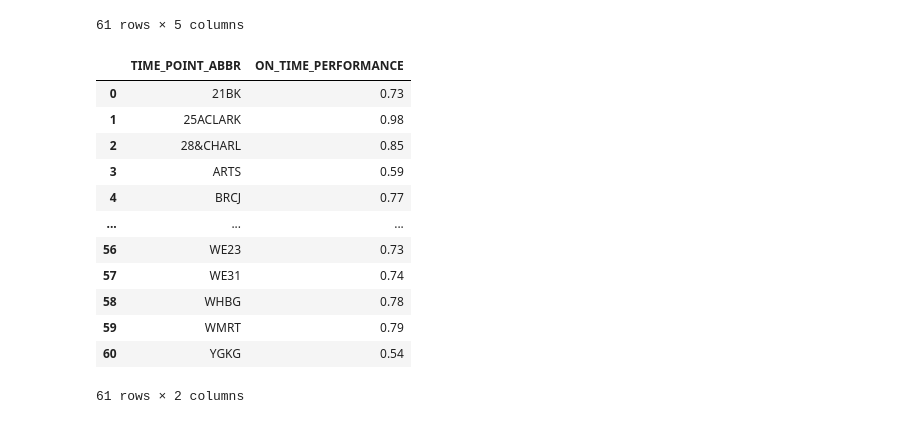
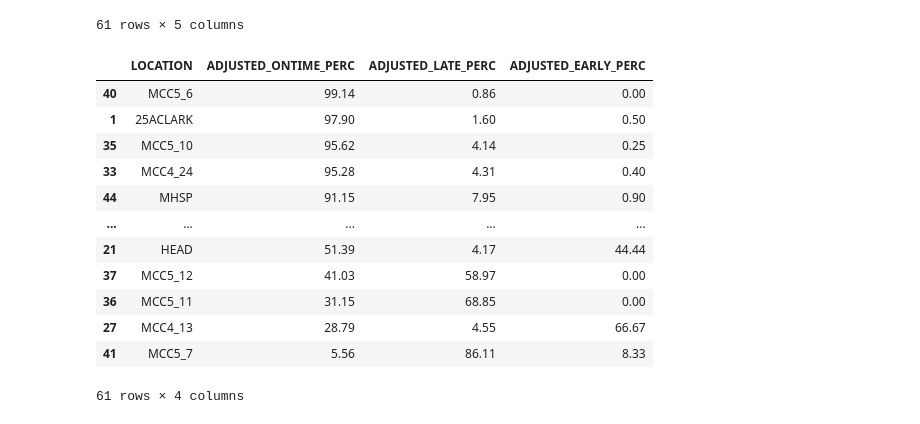
Before and after one commit to NSS-Data-Analytics-Cohort-11/wego-boomers, a Jupyter notebook: notebooks/WeGo.ipynb, the cells around one changed output. Cells and saved outputs as stored; diff of their text form; code cells hidden in the pictures.

Commit message:
Correcting adherence calculations

```diff
--- a/notebooks/WeGo.ipynb
+++ b/notebooks/WeGo.ipynb
@@ -254,20 +264,26 @@ wego.groupby('TIME_POINT_ABBR')['HDWY_DEV_PERC'].agg(['min', 'mean', 'median', '
 | 60 | YGKG | NaN | NaN | NaN | NaN |
 61 rows × 5 columns
 # %%
-# On time performance
-wego.groupby('TIME_POINT_ABBR')['ADJUSTED_ONTIME_COUNT'].mean()\
-    .to_frame().reset_index().rename(columns={'ADJUSTED_ONTIME_COUNT': 'ON_TIME_PERFORMANCE'})
+# Adherence
+location_adherence = wego.groupby('TIME_POINT_ABBR')[['ADJUSTED_ONTIME_COUNT', 'ADJUSTED_LATE_COUNT', 'ADJUSTED_EARLY_COUNT']]\
+      .mean().reset_index()
+
+location_adherence[['ADJUSTED_ONTIME_COUNT', 'ADJUSTED_LATE_COUNT', 'ADJUSTED_EARLY_COUNT']] *= 100
+
+location_adherence.rename(columns={'TIME_POINT_ABBR': 'LOCATION', 'ADJUSTED_ONTIME_COUNT': 'ADJUSTED_ONTIME_PERC', 'ADJUSTED_LATE_COUNT': 'ADJUSTED_LATE_PERC', 'ADJUSTED_EARLY_COUNT': 'ADJUSTED_EARLY_PERC'}, inplace=True)
+
+location_adherence.sort_values('ADJUSTED_ONTIME_PERC', ascending=False)
 # %% [output]
-|  | TIME_POINT_ABBR | ON_TIME_PERFORMANCE |
-| 0 | 21BK | 0.73 |
-| 1 | 25ACLARK | 0.98 |
-| 2 | 28&CHARL | 0.85 |
-| 3 | ARTS | 0.59 |
-| 4 | BRCJ | 0.77 |
-| ... | ... | ... |
-| 56 | WE23 | 0.73 |
-| 57 | WE31 | 0.74 |
-| 58 | WHBG | 0.78 |
-| 59 | WMRT | 0.79 |
-| 60 | YGKG | 0.54 |
+|  | LOCATION | ADJUSTED_ONTIME_PERC | ADJUSTED_LATE_PERC | ADJUSTED_EARLY_PERC |
+| 40 | MCC5_6 | 99.14 | 0.86 | 0.00 |
+| 1 | 25ACLARK | 97.90 | 1.60 | 0.50 |
+| 35 | MCC5_10 | 95.62 | 4.14 | 0.25 |
+| 33 | MCC4_24 | 95.28 | 4.31 | 0.40 |
+| 44 | MHSP | 91.15 | 7.95 | 0.90 |
+| ... | ... | ... | ... | ... |
+| 21 | HEAD | 51.39 | 4.17 | 44.44 |
+| 37 | MCC5_12 | 41.03 | 58.97 | 0.00 |
+| 36 | MCC5_11 | 31.15 | 68.85 | 0.00 |
+| 27 | MCC4_13 | 28.79 | 4.55 | 66.67 |
+| 41 | MCC5_7 | 5.56 | 86.11 | 8.33 |
-61 rows × 2 columns
+61 rows × 4 columns
```
Also changed, not shown: parts of 42 cells of this notebook.
